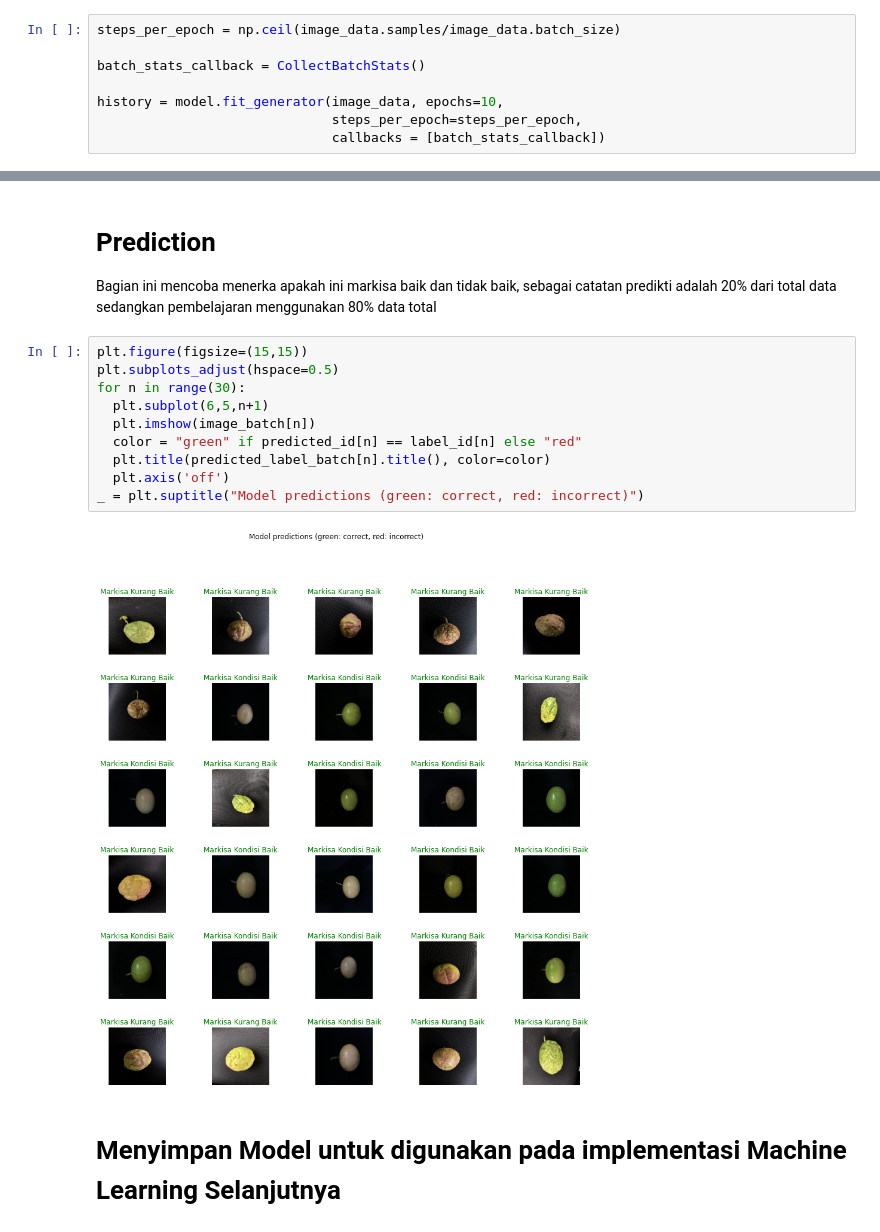
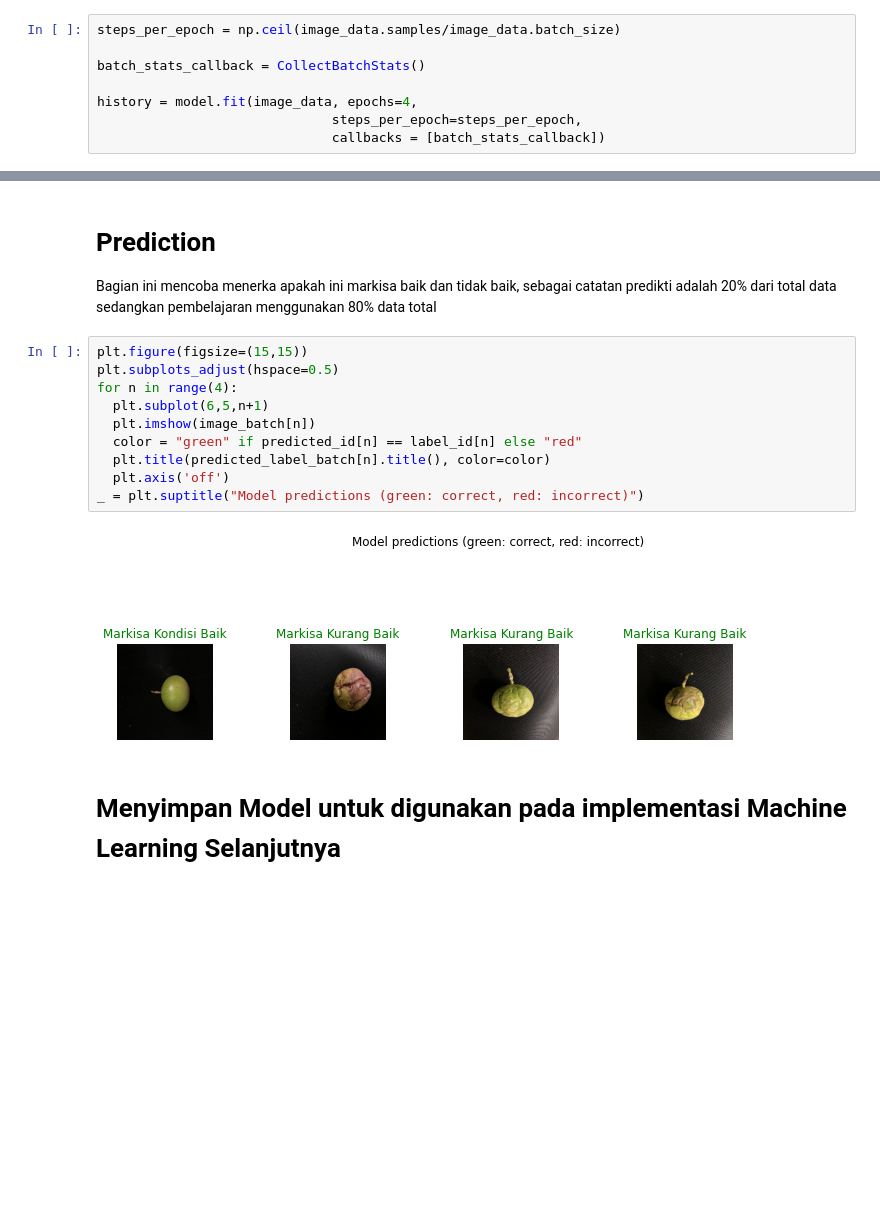
Before and after one commit to 3ndung/Markisa_Machine_Learning_Tyo, a Jupyter notebook: Markisa_Tyo_HUB_EFF.ipynb, the cells around one changed output, grey strips where cells are left out. Saved outputs shown, nothing was run; the diff lists cells and outputs as text; blank space fills up the shorter version.

```diff
--- a/Markisa_Tyo_HUB_EFF.ipynb
+++ b/Markisa_Tyo_HUB_EFF.ipynb
@@ -151,7 +154,7 @@ steps_per_epoch = np.ceil(image_data.samples/image_data.batch_size)
 
 batch_stats_callback = CollectBatchStats()
 
-history = model.fit_generator(image_data, epochs=10,
+history = model.fit(image_data, epochs=4,
                               steps_per_epoch=steps_per_epoch,
                               callbacks = [batch_stats_callback])
 # %% [output]
@@ -222,15 +213,15 @@ Bagian ini mencoba menerka apakah ini markisa baik dan tidak baik, sebagai catat
 # %%
 plt.figure(figsize=(15,15))
 plt.subplots_adjust(hspace=0.5)
-for n in range(30):
+for n in range(4):
   plt.subplot(6,5,n+1)
   plt.imshow(image_batch[n])
   color = "green" if predicted_id[n] == label_id[n] else "red"
   plt.title(predicted_label_batch[n].title(), color=color)
   plt.axis('off')
 _ = plt.suptitle("Model predictions (green: correct, red: incorrect)")
 # %% [output]
-[figure, old version]
+[figure, new version]
 # %% [markdown]
 # Menyimpan Model untuk digunakan pada implementasi Machine Learning Selanjutnya
 # %%
```
Also changed, not shown: parts of 13 cells of this notebook.
